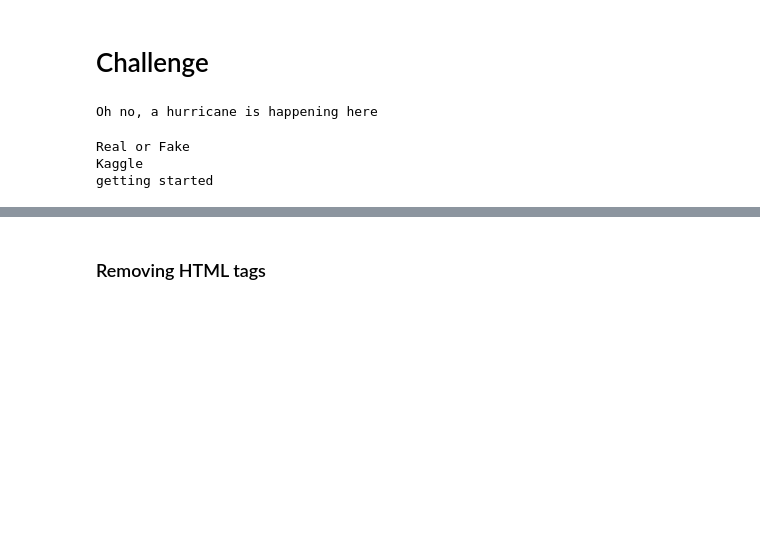
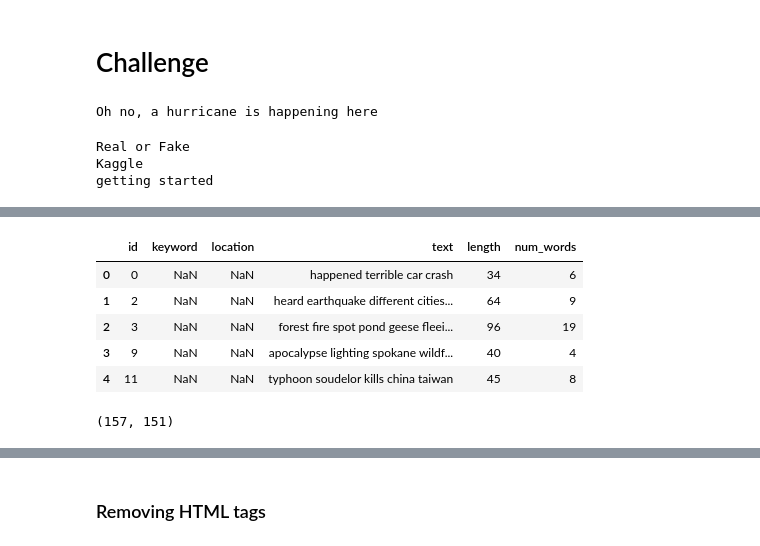
Before and after one commit to SABRIS13/Deep_Learning, a Jupyter notebook: DL_04__NLP_with_Disaster_Tweets_challenge.ipynb, the cells around one changed output, grey strips where cells are left out. Cells and saved outputs as stored; diff of their text form; code cells hidden in the pictures; blank space fills up the shorter version.

```diff
--- a/DL_04__NLP_with_Disaster_Tweets_challenge.ipynb
+++ b/DL_04__NLP_with_Disaster_Tweets_challenge.ipynb
@@ -171,8 +171,10 @@ The new features are number of characters (or text lenght) and number of words f
 # %%
 # Create a new feature with text lenght, or number of characters
 train_df['length'] = train_df['text'].str.len()
+test_df['length'] = test_df['text'].str.len()
 # Create a new feature with number of words
 train_df['num_words'] = train_df['text'].str.split().map(lambda x: len(x))
+test_df['num_words'] = test_df['text'].str.split().map(lambda x: len(x))
 train_df.head(3)
 # %% [output]
 |  | id | keyword | location | text | target | length | num_words |
@@ -716,2 +727,15 @@ test_df['text'] = test_df['text'].apply(lambda x : clean_text(x))
+# %%
+test_df.head()
+# %% [output]
+|  | id | keyword | location | text | length | num_words |
+| 0 | 0 | NaN | NaN | happened terrible car crash | 34 | 6 |
+| 1 | 2 | NaN | NaN | heard earthquake different cities... | 64 | 9 |
+| 2 | 3 | NaN | NaN | forest fire spot pond geese fleei... | 96 | 19 |
+| 3 | 9 | NaN | NaN | apocalypse lighting spokane wildf... | 40 | 4 |
+| 4 | 11 | NaN | NaN | typhoon soudelor kills china taiwan | 45 | 8 |
+# %%
+train_df['length'].max(), test_df['length'].max()
+# %% [output]
+(157, 151)
 # %%
 #####Splitin trining dataset and testing dataset
```
Also changed, not shown: parts of 26 cells of this notebook.
